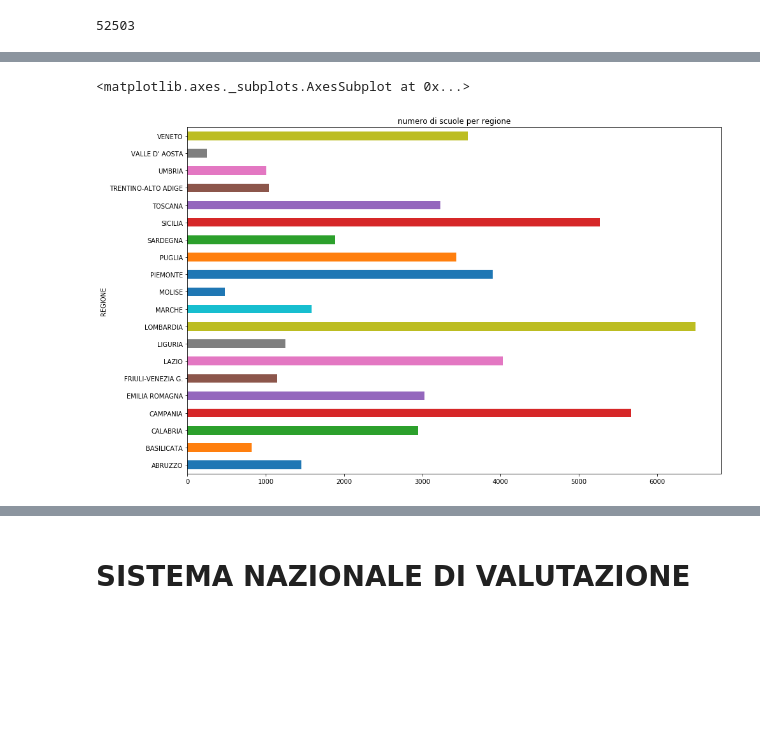
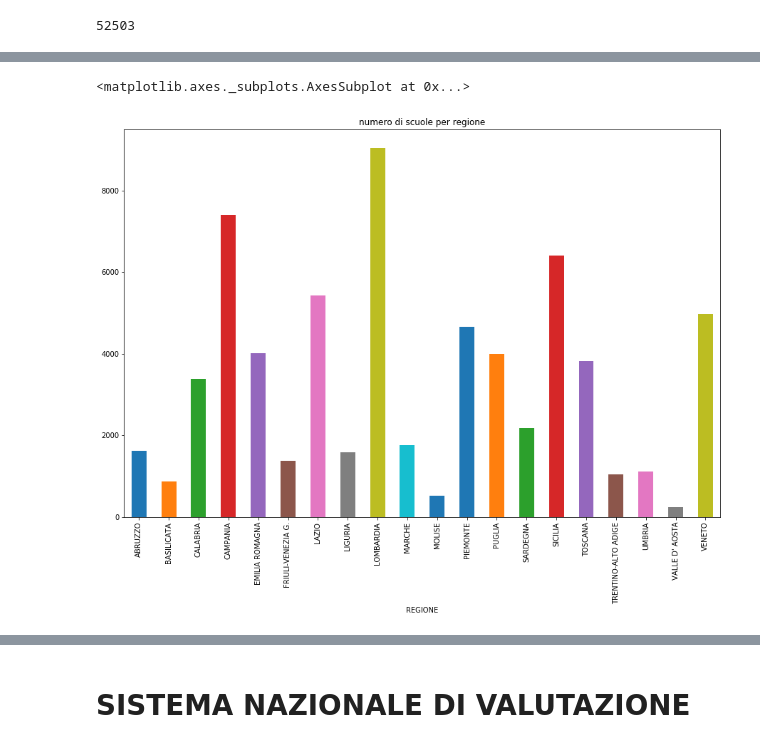
Before and after one commit to napo/opendatamiur, a Jupyter notebook: MIUR_OpenData.ipynb, the cells around one changed output, grey strips where cells are left out. Cells and saved outputs as stored; diff of their text form; code cells hidden in the pictures; blank space fills up the shorter version.

```diff
--- a/MIUR_OpenData.ipynb
+++ b/MIUR_OpenData.ipynb
@@ -250,2 +339,3 @@ array(['SI', 'NO'], dtype=object)
 # %%
-scuole = pd.concat([scuole,scuole_province_autonome])
+scuole_italiane = panda.concat([scuole,scuole_province_autonome])
+scuole_italiane.head(3)
@@ -305,4 +400,3 @@ http://dati.istruzione.it/opendata/opendata/catalogo/elements1/SCUANAGRAFEPAR201
 # %%
-url='http://dati.istruzione.it/opendata/opendata/catalogo/elements1/SCUANAGRAFEPAR20171820170901.csv'
-datiremoti=requests.get(url).content
-scuole_paritarie=pd.read_csv(io.StringIO(datiremoti.decode('utf-8')))
+url = 'http://dati.istruzione.it/opendata/opendata/catalogo/elements1/SCUANAGRAFEPAR20171820170901.csv'
+scuole_paritarie=tabellaMIUR(url)
@@ -319,4 +437,3 @@ Name: REGIONE, dtype: object
 # %%
 url='http://dati.istruzione.it/opendata/opendata/catalogo/elements1/SCUANAAUTPAR20171820170901.csv'
-datiremoti=requests.get(url).content
-scuole_paritarie=pd.read_csv(io.StringIO(datiremoti.decode('utf-8')))
+scuole_paritarie_province_autonome = tabellaMIUR(url)
@@ -323,5 +461,5 @@ scuole_paritarie=pd.read_csv(io.StringIO(datiremoti.decode('utf-8')))
 # %%
-scuole_italiane = pd.concat([scuole,scuole_paritarie])
+scuole_italiane = panda.concat([scuole_italiane,scuole_paritarie_province_autonome,scuole_paritarie])
 # %%
 scuole_italiane.CODICESCUOLA.size
 # %% [output]
@@ -329,8 +487,8 @@ scuole_italiane.CODICESCUOLA.size
 # %%
-scuole_italiane.groupby(scuole_italiane.REGIONE).size().plot(kind="barh",title="numero di scuole per regione",figsize=(15,10))
+scuole_italiane.groupby(scuole_italiane.REGIONE).size().plot(kind="bar",title="numero di scuole per regione",figsize=(15,10))
 # %% [output]
 <matplotlib.axes._subplots.AxesSubplot at 0x...>
-[figure, old version]
+[figure, new version]
 # %%
 scuole_italiane.groupby(scuole_italiane.REGIONE).size().plot.bar(figsize=(15,8))
 # %% [output]
```
Also changed, not shown: parts of 73 cells of this notebook.
